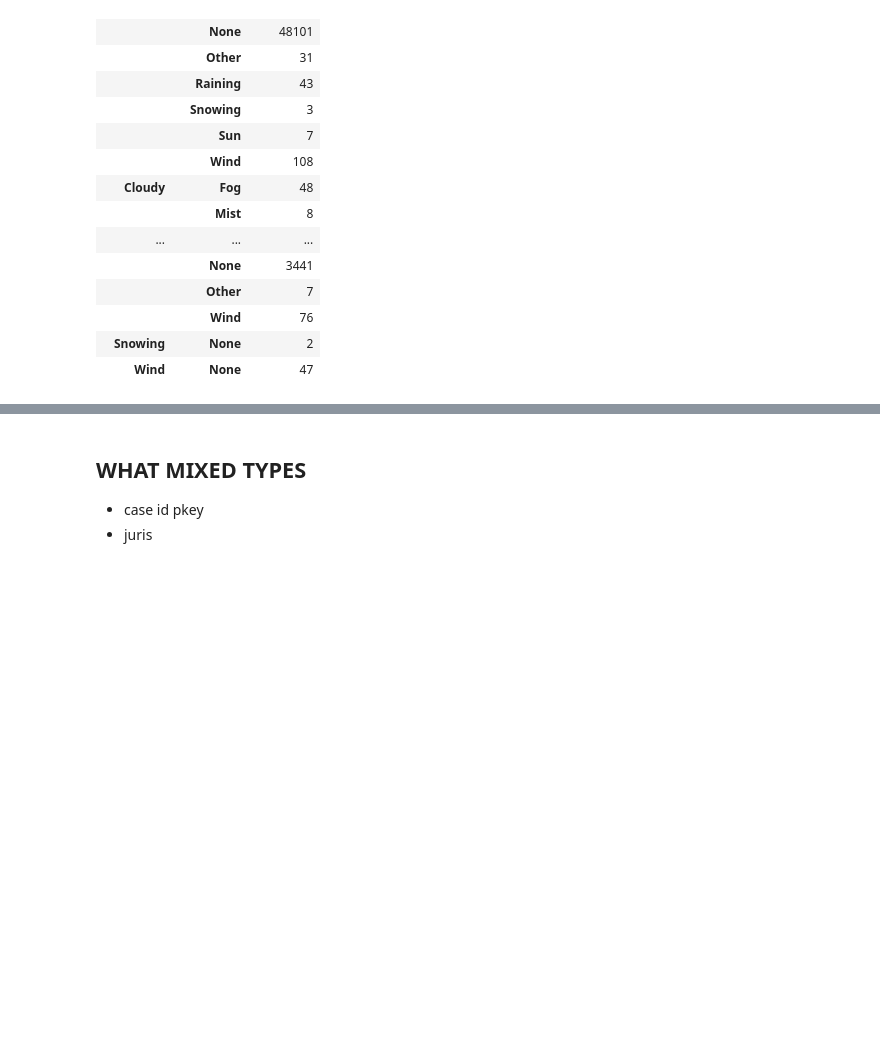
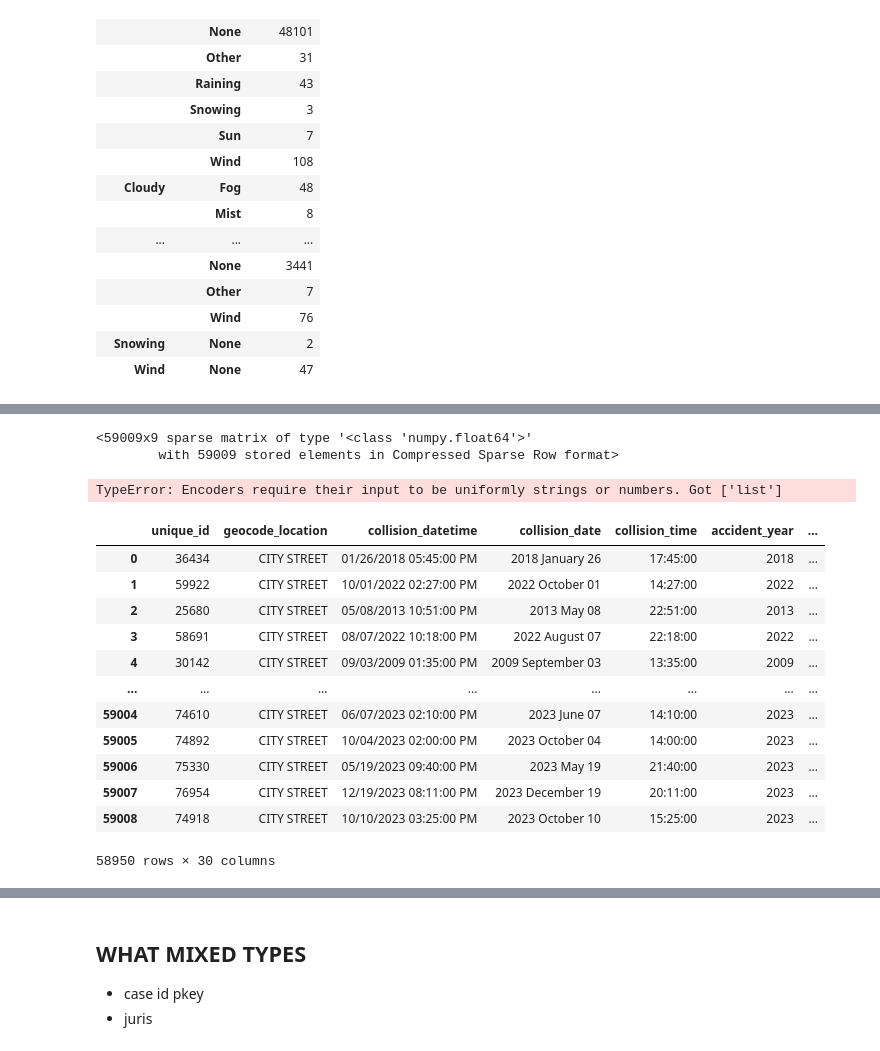
Before and after one commit to w-erica/sf_crash_severity, a Jupyter notebook: notebooks/1.0-ew-eda.ipynb, the cells around one changed output, grey strips where cells are left out. Cells and saved outputs as stored; diff of their text form; code cells hidden in the pictures; blank space fills up the shorter version.

```diff
--- a/notebooks/1.0-ew-eda.ipynb
+++ b/notebooks/1.0-ew-eda.ipynb
@@ -105,0 +101,10 @@ TypeError: MultiLabelBinarizer.fit_transform() takes 2 positional arguments but
+# %%
+test = ct.fit_transform(og_df)
+test
+# %% [output]
+<59009x9 sparse matrix of type '<class 'numpy.float64'>'
+        with 59009 stored elements in Compressed Sparse Row format>
+# %%
+ct.fit_transform(og_df)
+# %% [output]
+TypeError: Encoders require their input to be uniformly strings or numbers. Got ['list']
@@ -105,0 +126,16 @@ TypeError: MultiLabelBinarizer.fit_transform() takes 2 positional arguments but
+# %%
+df
+# %% [output]
+|  | unique_id | geocode_location | collision_datetime | collision_date | collision_time | accident_year | ... |
+| 0 | 36434 | CITY STREET | 01/26/2018 05:45:00 PM | 2018 January 26 | 17:45:00 | 2018 | ... |
+| 1 | 59922 | CITY STREET | 10/01/2022 02:27:00 PM | 2022 October 01 | 14:27:00 | 2022 | ... |
+| 2 | 25680 | CITY STREET | 05/08/2013 10:51:00 PM | 2013 May 08 | 22:51:00 | 2013 | ... |
+| 3 | 58691 | CITY STREET | 08/07/2022 10:18:00 PM | 2022 August 07 | 22:18:00 | 2022 | ... |
+| 4 | 30142 | CITY STREET | 09/03/2009 01:35:00 PM | 2009 September 03 | 13:35:00 | 2009 | ... |
+| ... | ... | ... | ... | ... | ... | ... | ... |
+| 59004 | 74610 | CITY STREET | 06/07/2023 02:10:00 PM | 2023 June 07 | 14:10:00 | 2023 | ... |
+| 59005 | 74892 | CITY STREET | 10/04/2023 02:00:00 PM | 2023 October 04 | 14:00:00 | 2023 | ... |
+| 59006 | 75330 | CITY STREET | 05/19/2023 09:40:00 PM | 2023 May 19 | 21:40:00 | 2023 | ... |
+| 59007 | 76954 | CITY STREET | 12/19/2023 08:11:00 PM | 2023 December 19 | 20:11:00 | 2023 | ... |
+| 59008 | 74918 | CITY STREET | 10/10/2023 03:25:00 PM | 2023 October 10 | 15:25:00 | 2023 | ... |
+58950 rows × 30 columns
```
Also changed, not shown: parts of 23 cells of this notebook, 3 other files.
